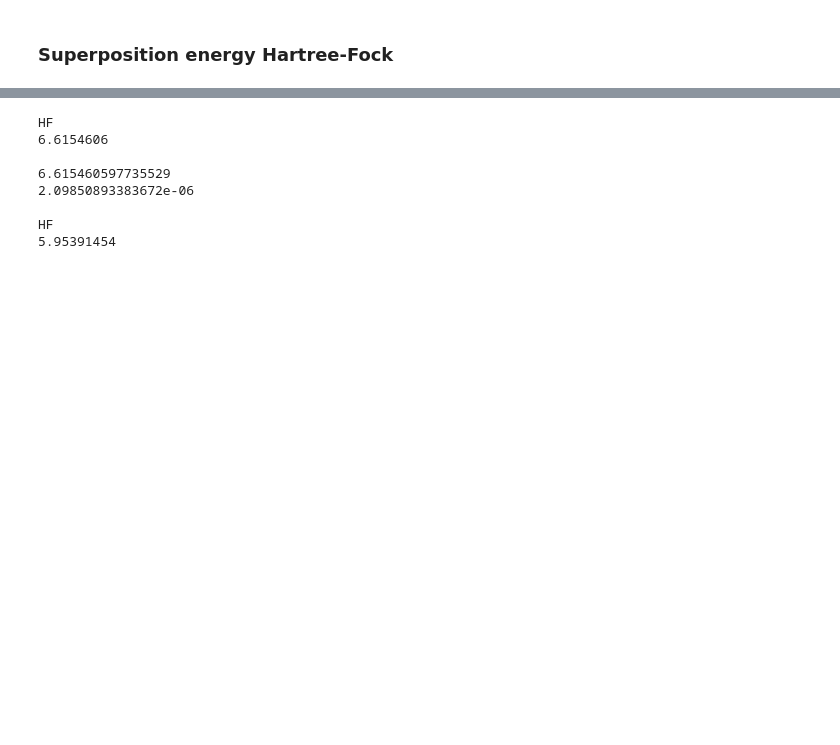
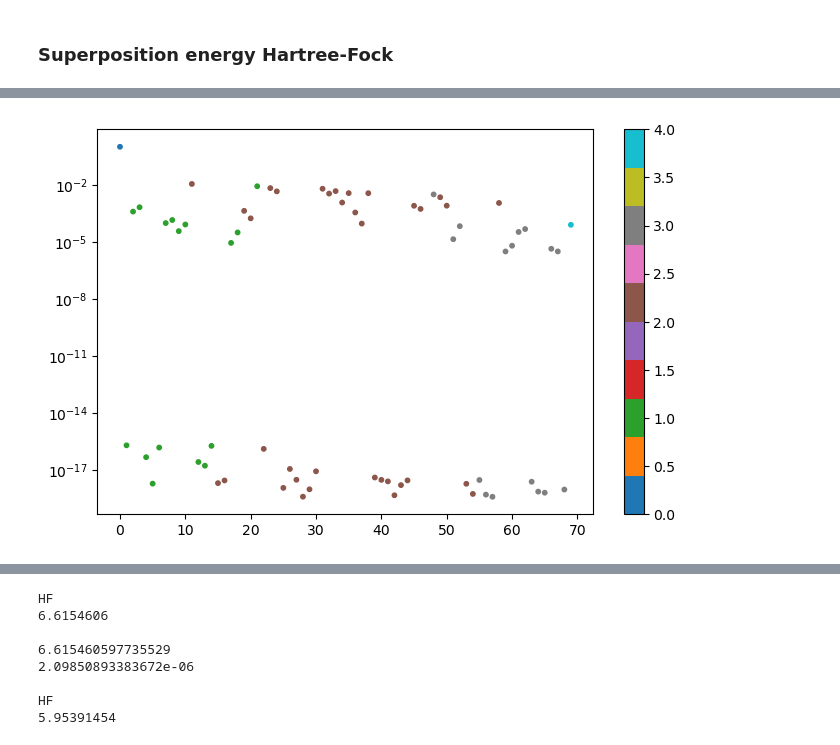
Before and after one commit to Arash-H-Jafarizadeh/Fermionic-State-Preparation, a Jupyter notebook: Fermionic_Hartree_Fock_Method(Adam).ipynb, the cells around one changed output, grey strips where cells are left out. Cells and saved outputs as stored; diff of their text form; code cells hidden in the pictures; blank space fills up the shorter version.

Commit message:
In the process of fixing the colorfull plot for amps

```diff
--- a/Fermionic_Hartree_Fock_Method(Adam).ipynb
+++ b/Fermionic_Hartree_Fock_Method(Adam).ipynb
@@ -583,55 +498,60 @@ def free_fermion_superposition(physical,L, **kws):
 
     return(new_ham)
 # %%
-L = 12
-set0 = basis_set(L)
-print(set0)
+L = 8
+physical = 0.3, 1.0
+
+ham8, dist8 = hart_fock_superposition(physical, L, max_iters=200, PBC=False)
+E8, U8 = np.linalg.eigh(ham8)
+amps = np.abs(U8[0,:])
+
+x_data = np.arange(len(amps)).astype(int)
+
 print("")
-set1 = basis_distance(set0,L)
-print(set1)
-print("")
-
-# physical = -.9731, 1.0
-# # hf_vwesion0 = free_fermion_superposition(physical, L)
-# hf_vwesion0 = hart_fock_superposition(physical, L, max_iters=400, PBC=True)
-
-# hf_new_E, hf_new_U = np.linalg.eigh(hf_vwesion0)
-# print(len(hf_new_E))
-# print(hf_new_E[:10])
-# super_energy_hf = hf_new_E[0]
-# print(super_energy_hf)
+print(dist8[:20])
+# print(np.round(amps,decimals=3))
+print(amps[:20])
+# print(len(dist8))
 # print("")
 
-
-# physical = -.9731, 1.0
-# # hf_vwesion1 = free_fermion_superposition(physical, L)
-# hf_vwesion1 = hart_fock_superposition(physical, L, max_iters=400, PBC=False)
-# hf_new_E, hf_new_U = np.linalg.eigh(hf_vwesion1)
-# print(len(hf_new_E))
-# print(hf_new_E[:10])
-# super_energy_hf = hf_new_E[0]
-# print(super_energy_hf)
-# print("")
-
-# mf_energy, super_energy1, vec = mean_field_superposition(physical, L, max_iters=400, basis_len = bs)
-# print(super_energy1)
-# print("")
-
-# print(super_energy3)
-# print("")
-# from matplotlib.colors import LogNorm, SymLogNorm
-
-# fig, ax = pl.subplots(1,2, figsize=(18, 18) )
-# pl.plot(np.diag(hf_vwesion0), label="1st")
-# pl.plot(np.diag(hf_vwesion1), label="2nd")
-# fig, ax = pl.subplots()
-# im0 = ax[0].imshow(hf_vwesion0, norm=SymLogNorm(linthresh=0.01, vmin=-v_fac, vmax=v_fac))
-# ax[0].set_title(f'matrix elements for V=0.19 (HF)')
-# im1 = ax[1].imshow(hf_vwesion1, norm=SymLogNorm(linthresh=0.01, vmin=-v_fac, vmax=v_fac))
-# ax[1].set_title(f'matrix elements for V=6.11 (HF)')
-
-# cb = fig.colorbar(im0, ax=ax, fraction=0.0215, pad=0.04)#orientation='vertical')
-# cb.set_clim(-10,10)
+# fig, ax = pl.subplots(1,1, figsize=(8, 5))
+# ax.set_yscale('log')
+# ax.plot(x_data,amps, label="amplitudes", ls='', marker='.')
 # pl.legend()
 # pl.show()
+
+# cmap = pl_colors.ListedColormap(['b', 'c', 'g', 'm','r','y'])
+# norm = pl_colors.BoundaryNorm([-1,0,1,2,3,4,5], cmap.N)
+# points = np.array([x_data, amps]).T.reshape(-1, 1, 2)
+# segments = np.concatenate([points[:-1], points[1:]], axis=1)
+# lc = pl_colections.LineCollection(segments, cmap=cmap, norm=norm)
+# lc.set_array(dist8)
+# print(lc)
+# # lc.set_linewidth(3)
+# fig1 = pl.figure()
+# pl.gca().add_collection(lc)
+# # pl.xlim(x.min(), x.max())
+# # plt.ylim(-1.1, 1.1)
+
+# am0 = np.where(dist8 == 1, dist8, 0)
+# print(am0[:20])
+
+# am0 = np.ma.masked_where(dist8 != 0., amps)
+# am1 = np.ma.masked_where((s < lower) | (s > upper), s)
+# am = np.ma.masked_where((s < lower) | (s > upper), s)
+# am = np.ma.masked_where((s < lower) | (s > upper), s)
+# am = np.ma.masked_where((s < lower) | (s > upper), s)
+# am4 = np.ma.masked_where(s > lower, s)
+
+# fig, ax = plt.subplots()
+# ax.plot(t, smiddle, t, slower, t, supper)
+# plt.show()
+
+
+
+fig, ax = pl.subplots(1,1, figsize=(8, 5))
+im = ax.scatter(x_data, amps, c=dist8, s=10, cmap='tab10')
+ax.set_yscale('log')
+fig.colorbar(im)
+fig.show()
 # %% [output]
@@ -654,0 +564 @@ print("")
+[figure, added]
```
Also changed, not shown: parts of 5 cells of this notebook.
